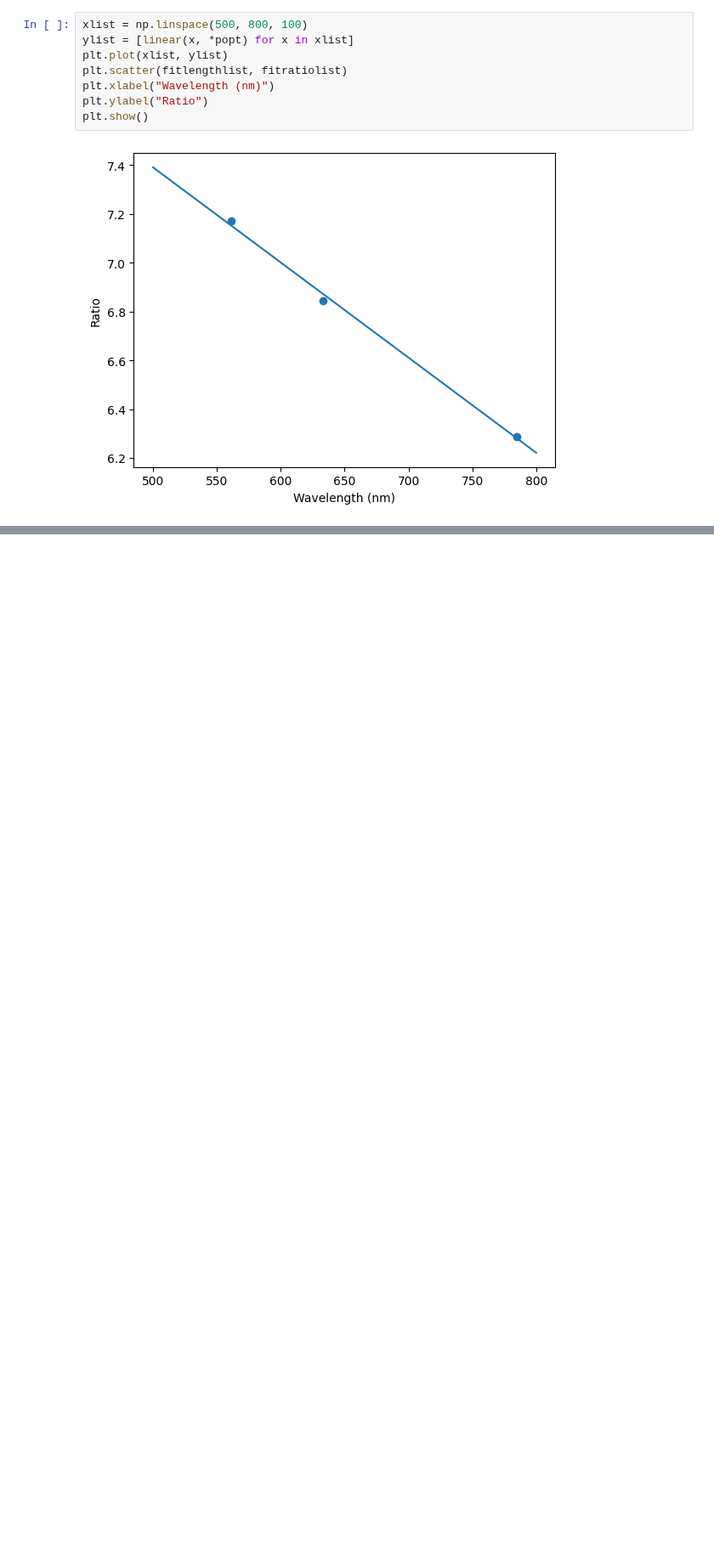
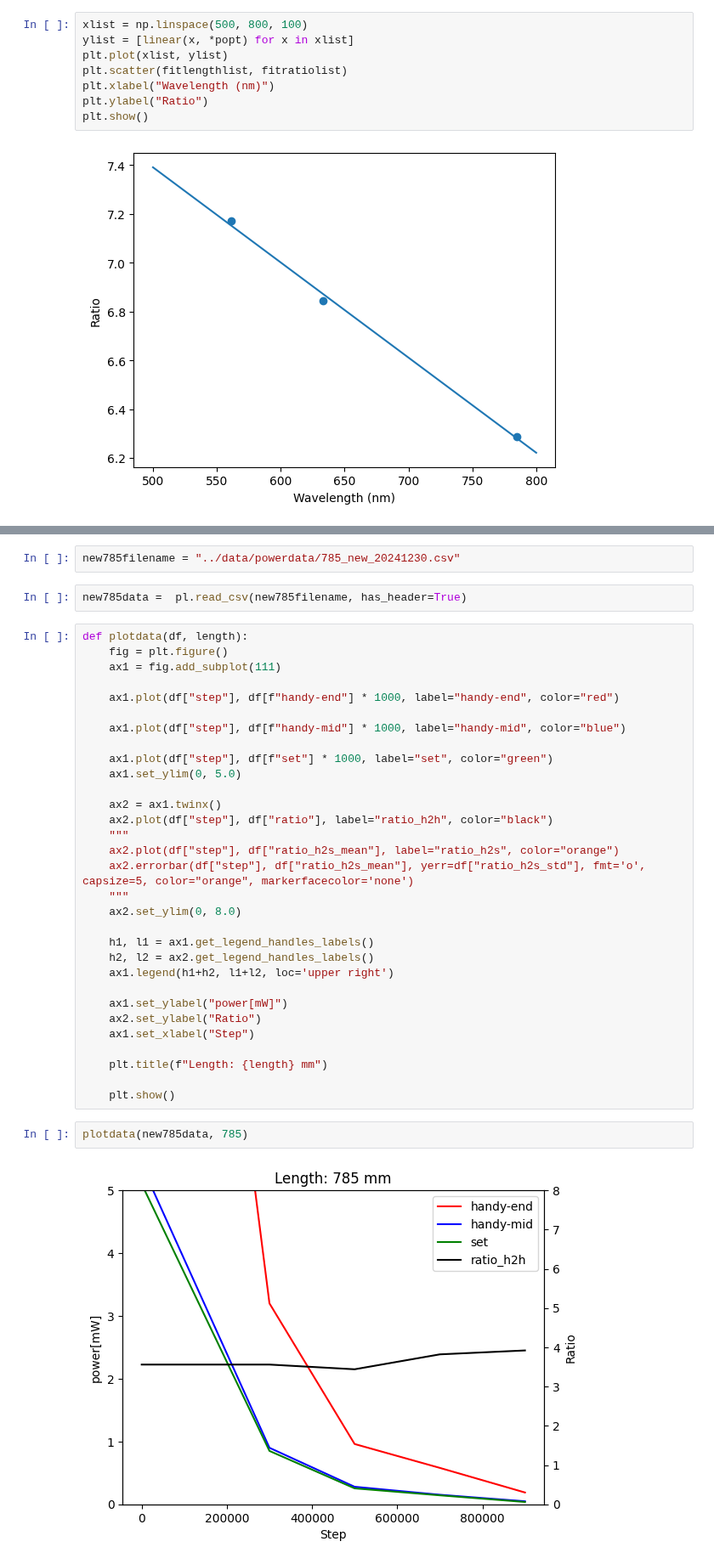
Before and after one commit to chiashi-lab/pl, a Jupyter notebook: notebook/analyse.ipynb, the cells around one changed output, grey strips where cells are left out. Shown at 85% size. Cells and saved outputs as stored; diff of their text form; blank space fills up the shorter version.

```diff
--- a/notebook/analyse.ipynb
+++ b/notebook/analyse.ipynb
@@ -173,0 +176,39 @@ plt.show()
+# %%
+new785filename = "../data/powerdata/785_new_20241230.csv"
+# %%
+new785data =  pl.read_csv(new785filename, has_header=True)
+# %%
+def plotdata(df, length):
+    fig = plt.figure()
+    ax1 = fig.add_subplot(111)
+
+    ax1.plot(df["step"], df[f"handy-end"] * 1000, label="handy-end", color="red")
+
+    ax1.plot(df["step"], df[f"handy-mid"] * 1000, label="handy-mid", color="blue")
+
+    ax1.plot(df["step"], df[f"set"] * 1000, label="set", color="green")
+    ax1.set_ylim(0, 5.0)
+
+    ax2 = ax1.twinx()
+    ax2.plot(df["step"], df["ratio"], label="ratio_h2h", color="black")
+    """
+    ax2.plot(df["step"], df["ratio_h2s_mean"], label="ratio_h2s", color="orange")
+    ax2.errorbar(df["step"], df["ratio_h2s_mean"], yerr=df["ratio_h2s_std"], fmt='o', capsize=5, color="orange", markerfacecolor='none')
+    """
+    ax2.set_ylim(0, 8.0)
+
+    h1, l1 = ax1.get_legend_handles_labels()
+    h2, l2 = ax2.get_legend_handles_labels()
+    ax1.legend(h1+h2, l1+l2, loc='upper right')
+
+    ax1.set_ylabel("power[mW]")
+    ax2.set_ylabel("Ratio")
+    ax1.set_xlabel("Step")
+
+    plt.title(f"Length: {length} mm")
+
+    plt.show()
+# %%
+plotdata(new785data, 785)
+# %% [output]
+[figure, added]
```
Also changed, not shown: parts of 6 cells of this notebook, 2 other files.
